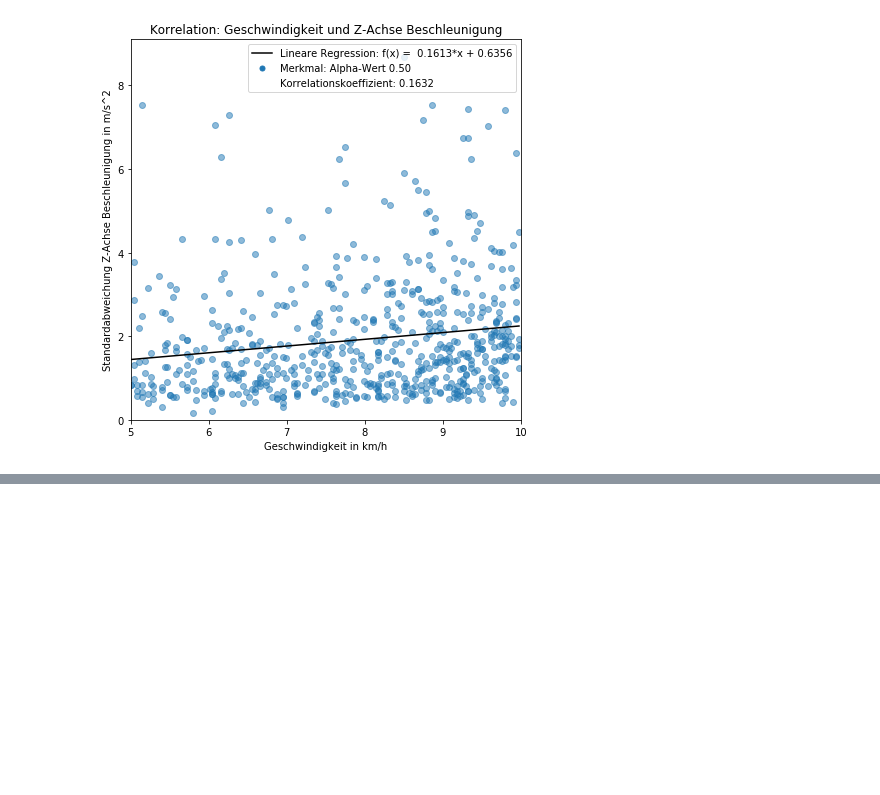
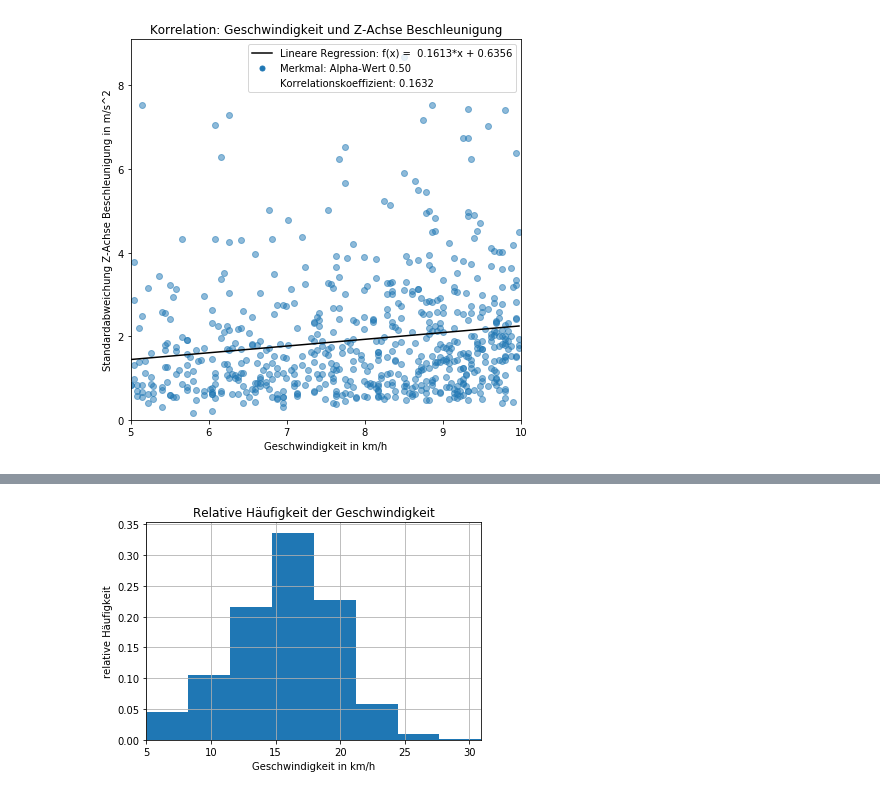
Before and after one commit to SandGreif/FahrradwegeKlassifizierung, a Jupyter notebook: datenvisualisierung/regressionAnalysis.ipynb, the cells around one changed output, grey strips where cells are left out. Cells and saved outputs as stored; diff of their text form; code cells hidden in the pictures; blank space fills up the shorter version.

```diff
--- a/datenvisualisierung/regressionAnalysis.ipynb
+++ b/datenvisualisierung/regressionAnalysis.ipynb
@@ -437,0 +415,9 @@ featuresDf['Geschwindigkeit in km/h'].mean()
+# %%
+featuresDf['Geschwindigkeit in km/h'].plot.hist(weights=(np.zeros_like(featuresDf['Geschwindigkeit in km/h']) + 1. / featuresDf.shape[0]), bins=8)
+plt.title('Relative Häufigkeit der Geschwindigkeit')
+plt.ylabel('relative Häufigkeit')
+plt.xlabel('Geschwindigkeit in $km/h$')
+plt.xlim(5.0,maxSpeed)
+plt.grid()
+# %% [output]
+[figure, added]
```
Also changed, not shown: parts of 22 cells of this notebook.
